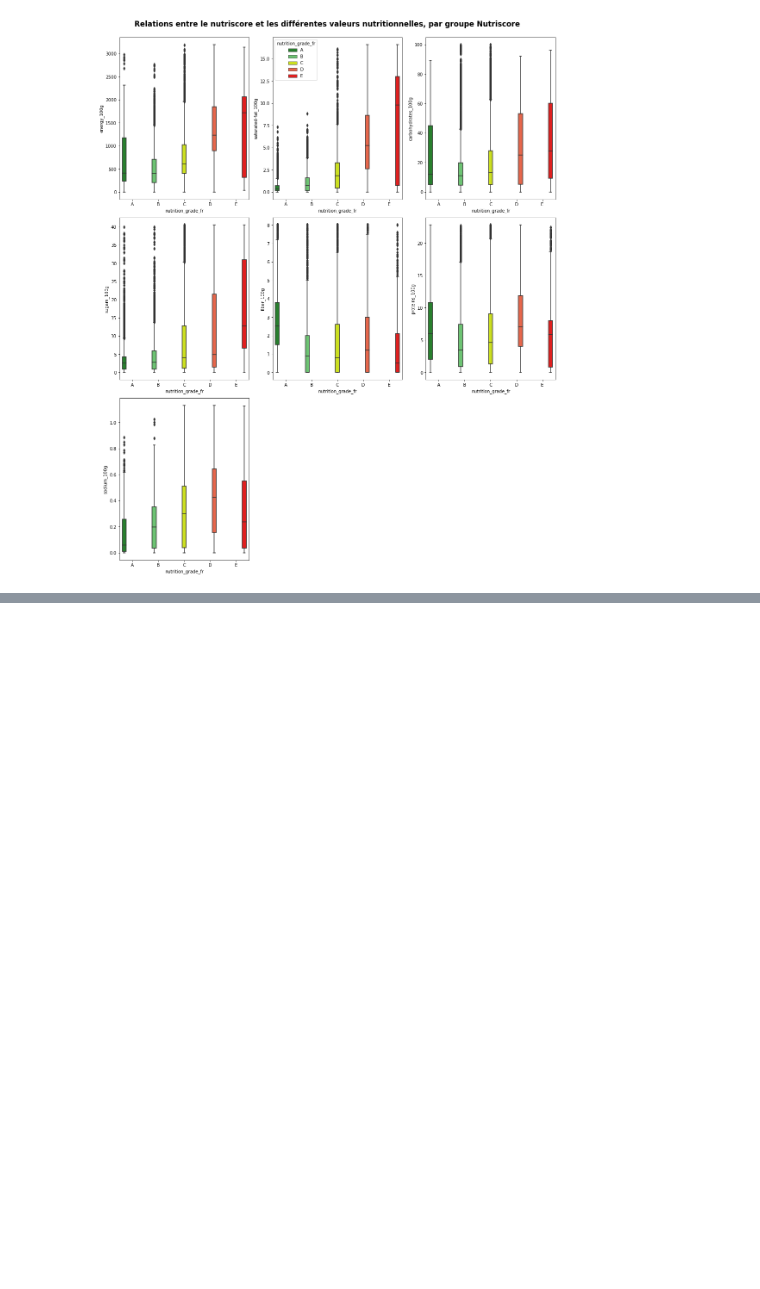
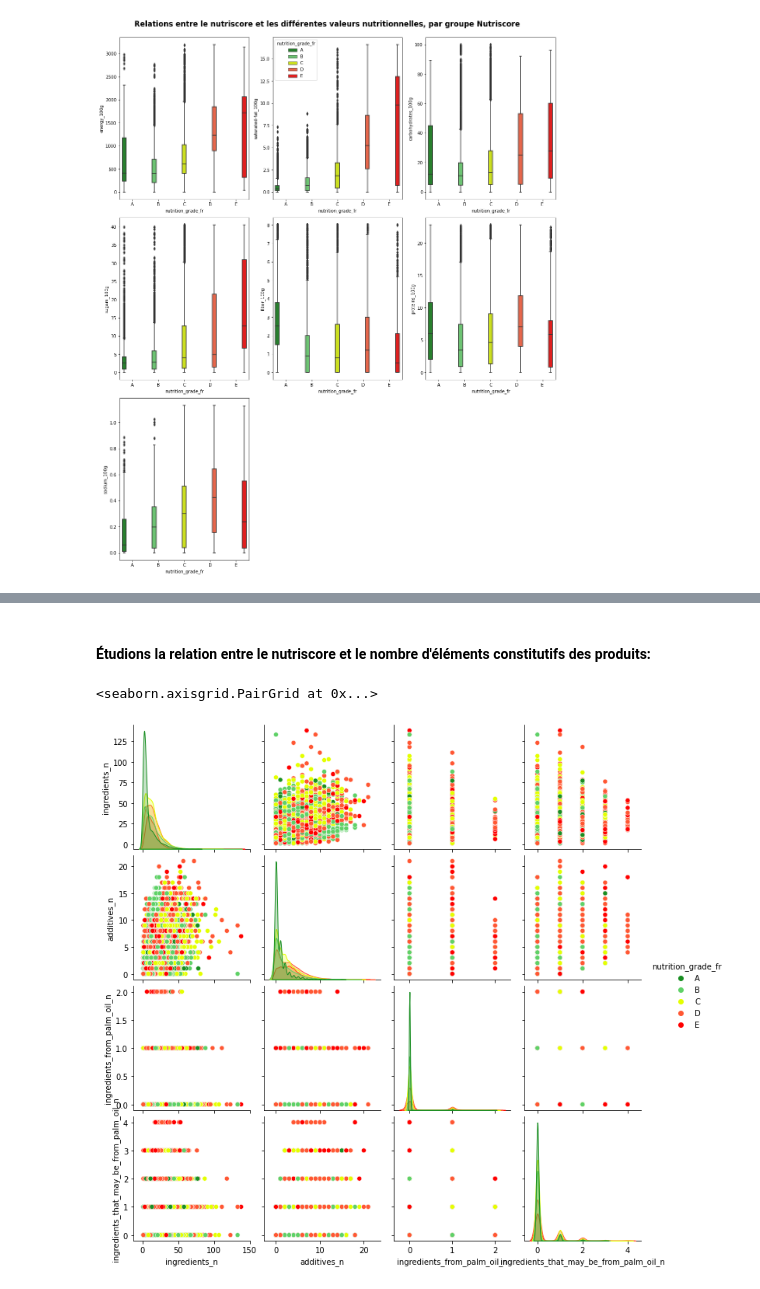
Before and after one commit to jkomb/P2---Application-Sante--Publique, a Jupyter notebook: KOMBEM_Jonathan_1_notebook_exploration_082022.ipynb, the cells around one changed output, grey strips where cells are left out. Cells and saved outputs as stored; diff of their text form; code cells hidden in the pictures; blank space fills up the shorter version.

```diff
--- a/KOMBEM_Jonathan_1_notebook_exploration_082022.ipynb
+++ b/KOMBEM_Jonathan_1_notebook_exploration_082022.ipynb
@@ -551,0 +598,9 @@ plt.savefig("img\Statistique d'Anderson pour les distributions du nutriscore au
+# %% [markdown]
+#### Étudions la relation entre le nutriscore et le nombre d'éléments constitutifs des produits:
+# %%
+df_constitution = df[[cols_ingredients[1], cols_additifs[0], cols_palm[0], cols_palm[1], nutrigrade]]
+# %%
+sns.pairplot(df_constitution, hue=nutrigrade, palette=dict_colors)
+# %% [output]
+<seaborn.axisgrid.PairGrid at 0x...>
+[figure, added]
```
Also changed, not shown: parts of 74 cells of this notebook, 14 other files.
